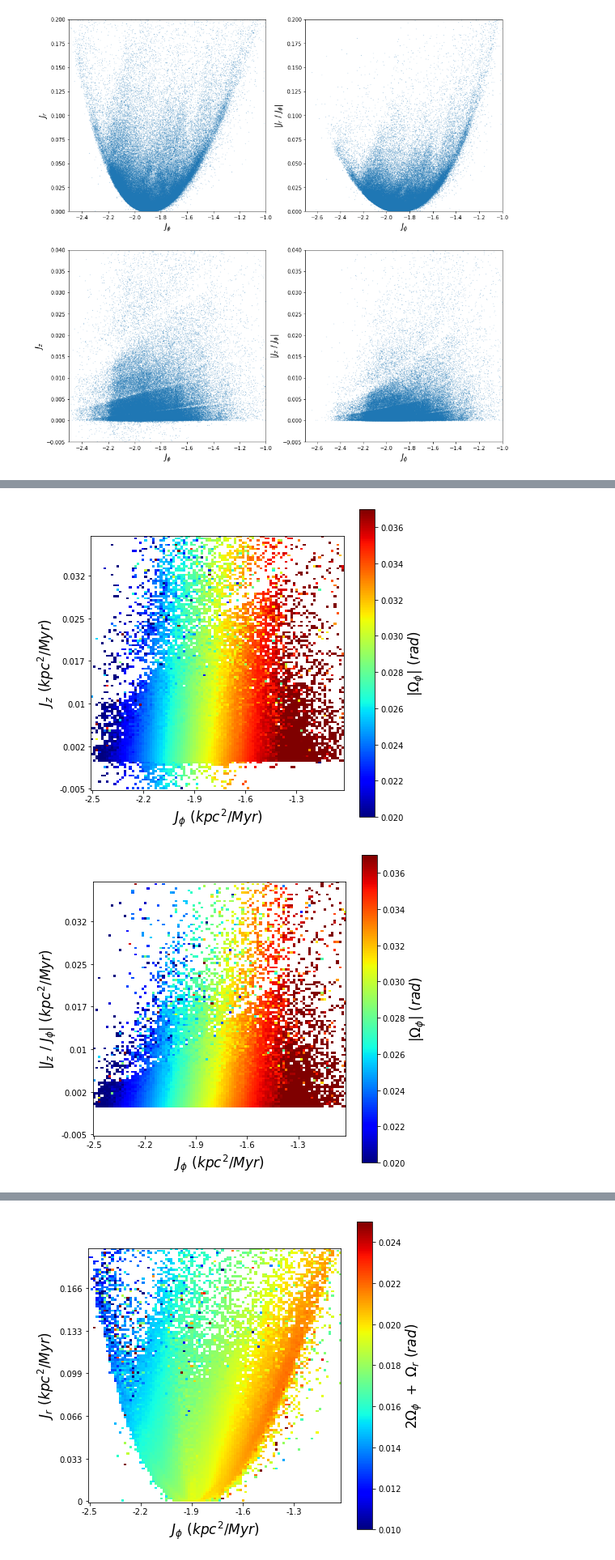
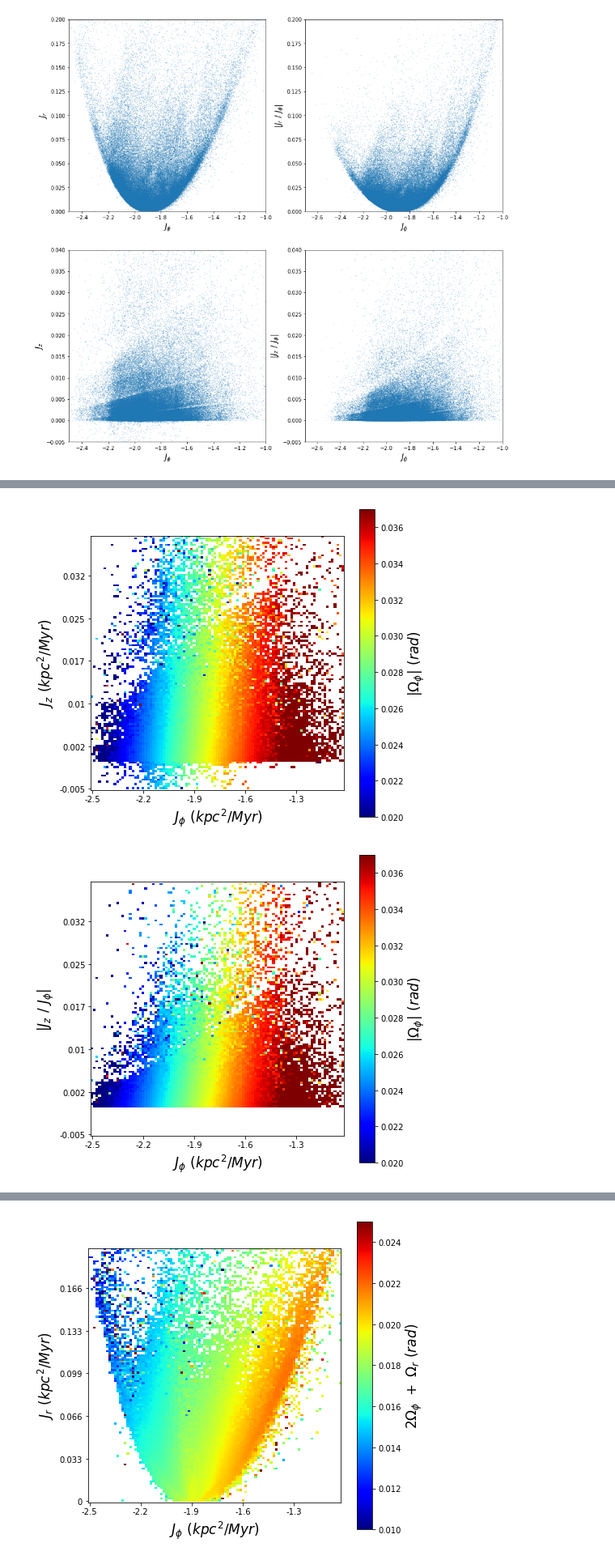
Before and after one commit to DouglasGrion/KathrynFallSemester, a Jupyter notebook: Action-Plots.ipynb, the cells around one changed output, grey strips where cells are left out. Shown at 81% size. Saved outputs shown, nothing was run; the diff lists cells and outputs as text; code cells hidden in the pictures.

```diff
--- a/Action-Plots.ipynb
+++ b/Action-Plots.ipynb
@@ -97,7 +97,7 @@ for i in range (0,4):
         x = Jphi
         y = np.abs(Jr/Jphi)
         w = Ophi
-        ylabel = '$|J_r\ /\ J_{\phi}|\ (kpc^2/Myr)$'
+        ylabel = '$|J_r\ /\ J_{\phi}|$'
     elif i == 2:
         ymin = -0.005
         ymax = 0.04
@@ -113,7 +113,7 @@ for i in range (0,4):
         x = Jphi
         y = np.abs(Jz/Jphi)
         w = Ophi
-        ylabel = '$|J_z\ /\ J_{\phi}|\ (kpc^2/Myr)$'
+        ylabel = '$|J_z\ /\ J_{\phi}|$'
 
     bin_x = np.arange(xmin,xmax, step=0.015)           ## 100
     bin_y = np.arange(ymin, ymax, step=step)           ## 120
@@ -151,5 +151,5 @@ for i in range (0,4):
 [figure]
-[figure, old version]
+[figure, new version]
 # %%
 for i in range (0,4):
     if i == 0:
```
Also changed, not shown: parts of 4 cells of this notebook.
